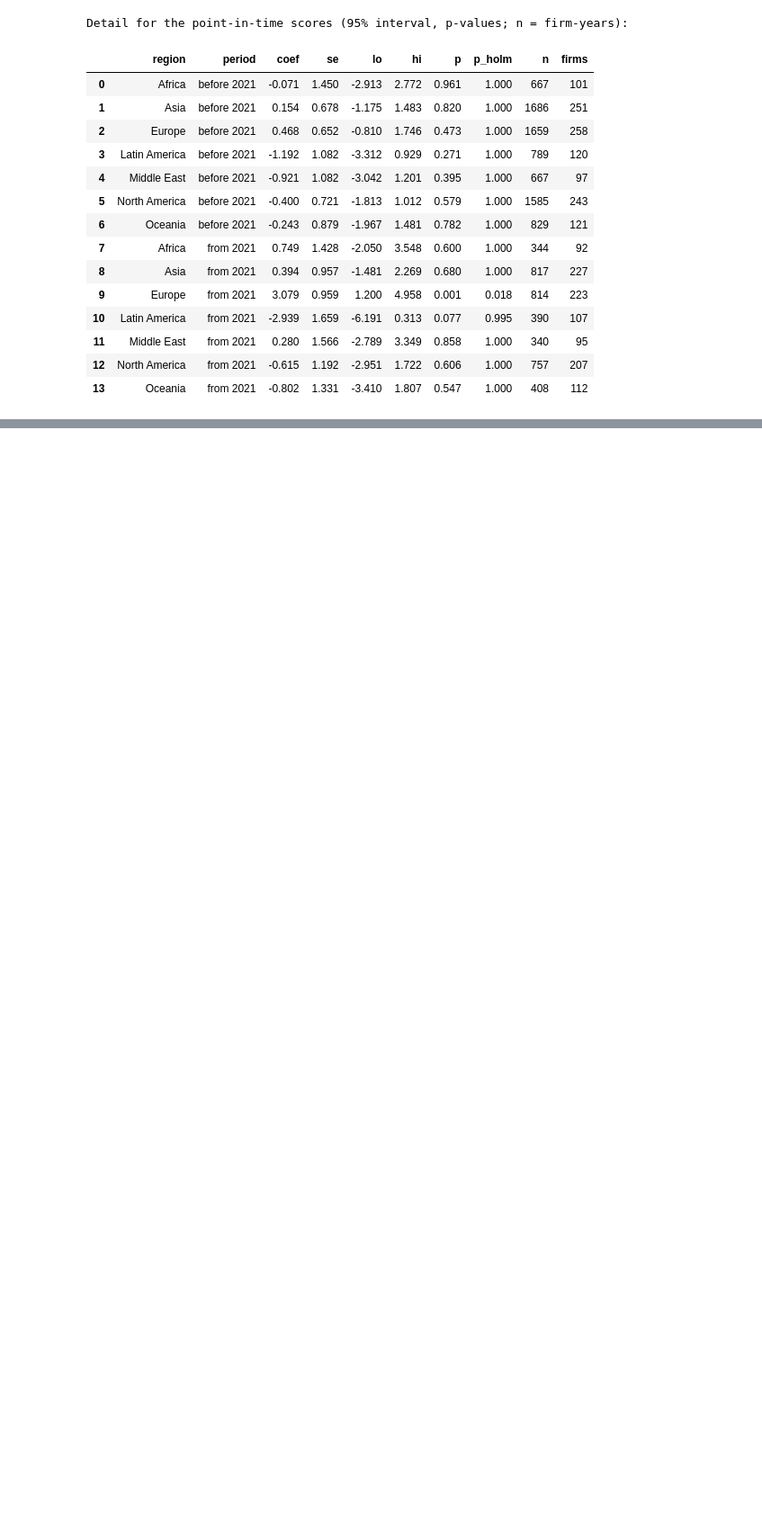
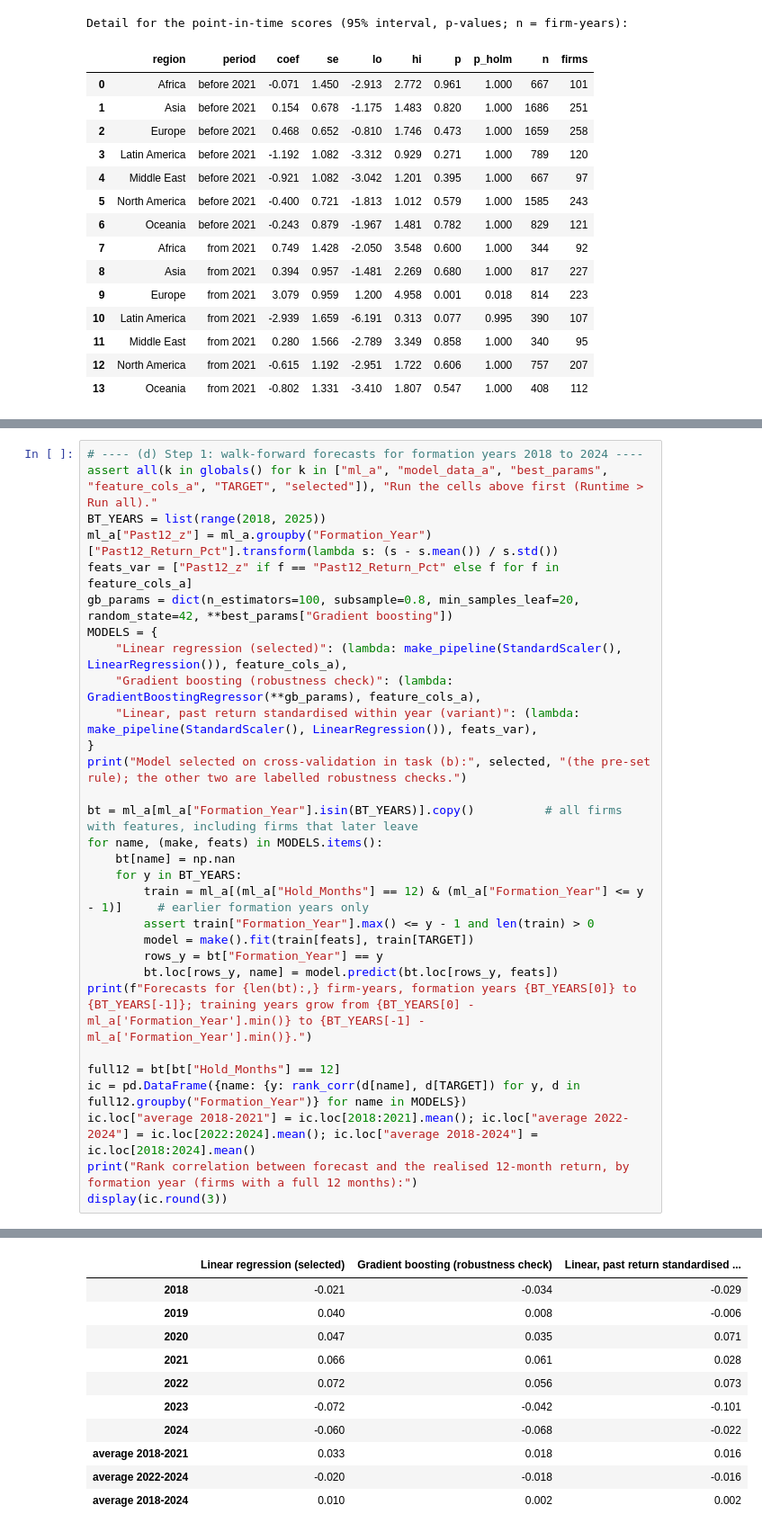
Before and after one commit to FBE5d5wqfds/EAIF-, a Jupyter notebook: group_project_AS2026/notebook/Group_Work_AS_2026_solution.ipynb, the cells around one changed output, grey strips where cells are left out. Shown at 90% size. Drawn from its saved outputs; the diff is of its cells as text; blank space fills up the shorter version.

```diff
--- a/group_project_AS2026/notebook/Group_Work_AS_2026_solution.ipynb
+++ b/group_project_AS2026/notebook/Group_Work_AS_2026_solution.ipynb
@@ -1233,0 +1316,31 @@ Distinguishable from zero after the Holm correction across the 14 cells: Europe,
+# %%
+# ---- (d) Step 1: walk-forward forecasts for formation years 2018 to 2024 ----
+assert all(k in globals() for k in ["ml_a", "model_data_a", "best_params", "feature_cols_a", "TARGET", "selected"]), "Run the cells above first (Runtime > Run all)."
+BT_YEARS = list(range(2018, 2025))
+ml_a["Past12_z"] = ml_a.groupby("Formation_Year")["Past12_Return_Pct"].transform(lambda s: (s - s.mean()) / s.std())
+feats_var = ["Past12_z" if f == "Past12_Return_Pct" else f for f in feature_cols_a]
+gb_params = dict(n_estimators=100, subsample=0.8, min_samples_leaf=20, random_state=42, **best_params["Gradient boosting"])
+MODELS = {
+    "Linear regression (selected)": (lambda: make_pipeline(StandardScaler(), LinearRegression()), feature_cols_a),
+    "Gradient boosting (robustness check)": (lambda: GradientBoostingRegressor(**gb_params), feature_cols_a),
+    "Linear, past return standardised within year (variant)": (lambda: make_pipeline(StandardScaler(), LinearRegression()), feats_var),
+}
+print("Model selected on cross-validation in task (b):", selected, "(the pre-set rule); the other two are labelled robustness checks.")
+
+bt = ml_a[ml_a["Formation_Year"].isin(BT_YEARS)].copy()          # all firms with features, including firms that later leave
+for name, (make, feats) in MODELS.items():
+    bt[name] = np.nan
+    for y in BT_YEARS:
+        train = ml_a[(ml_a["Hold_Months"] == 12) & (ml_a["Formation_Year"] <= y - 1)]     # earlier formation years only
+        assert train["Formation_Year"].max() <= y - 1 and len(train) > 0
+        model = make().fit(train[feats], train[TARGET])
+        rows_y = bt["Formation_Year"] == y
+        bt.loc[rows_y, name] = model.predict(bt.loc[rows_y, feats])
+print(f"Forecasts for {len(bt):,} firm-years, formation years {BT_YEARS[0]} to {BT_YEARS[-1]}; training years grow from {BT_YEARS[0] - ml_a['Formation_Year'].min()} to {BT_YEARS[-1] - ml_a['Formation_Year'].min()}.")
+
+full12 = bt[bt["Hold_Months"] == 12]
+ic = pd.DataFrame({name: {y: rank_corr(d[name], d[TARGET]) for y, d in full12.groupby("Formation_Year")} for name in MODELS})
+ic.loc["average 2018-2021"] = ic.loc[2018:2021].mean(); ic.loc["average 2022-2024"] = ic.loc[2022:2024].mean(); ic.loc["average 2018-2024"] = ic.loc[2018:2024].mean()
+print("Rank correlation between forecast and the realised 12-month return, by formation year (firms with a full 12 months):")
+display(ic.round(3))
+# %% [output]
@@ -1233,0 +1350,11 @@ Distinguishable from zero after the Holm correction across the 14 cells: Europe,
+|  | Linear regression (selected) | Gradient boosting (robustness check) | Linear, past return standardised ... |
+| 2018 | -0.021 | -0.034 | -0.029 |
+| 2019 | 0.040 | 0.008 | -0.006 |
+| 2020 | 0.047 | 0.035 | 0.071 |
+| 2021 | 0.066 | 0.061 | 0.028 |
+| 2022 | 0.072 | 0.056 | 0.073 |
+| 2023 | -0.072 | -0.042 | -0.101 |
+| 2024 | -0.060 | -0.068 | -0.022 |
+| average 2018-2021 | 0.033 | 0.018 | 0.016 |
+| average 2022-2024 | -0.020 | -0.018 | -0.016 |
+| average 2018-2024 | 0.010 | 0.002 | 0.002 |
```
Also changed, not shown: parts of 31 cells of this notebook, 1 other file.
